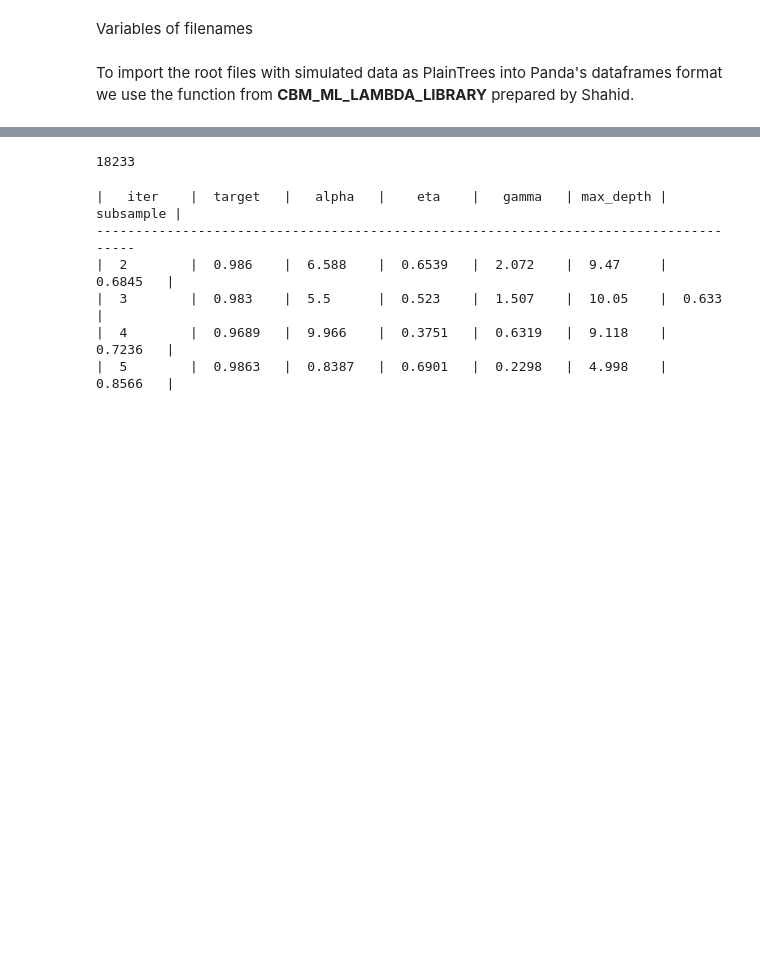
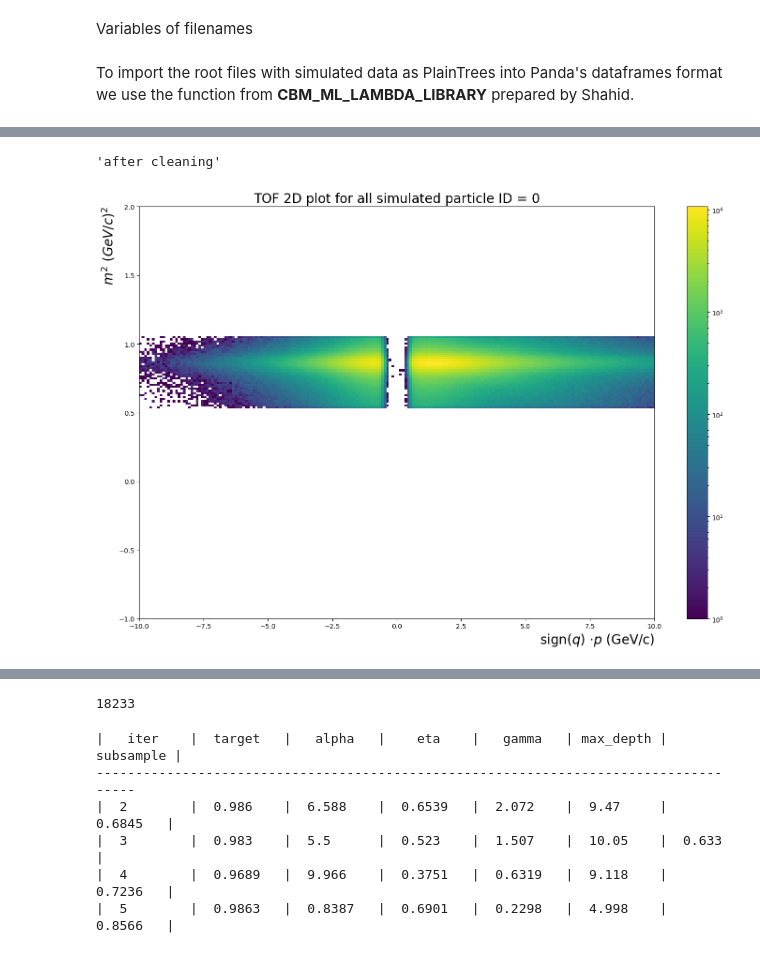
Before and after one commit to julnow/inz, a Jupyter notebook: jupyter/ml_xgb_proton-kaon-pion-pt-eta.ipynb, the cells around one changed output, grey strips where cells are left out. Drawn from its saved outputs; the diff is of its cells as text; code cells hidden in the pictures; blank space fills up the shorter version.

```diff
--- a/jupyter/ml_xgb_proton-kaon-pion-pt-eta.ipynb
+++ b/jupyter/ml_xgb_proton-kaon-pion-pt-eta.ipynb
@@ -198,8 +236,8 @@ number of particles per class after downsampling : 5120260.0
 # %%
-#cleaning and 1sigma region selection
-particles = clean_df(particles)
-for particle in particles['pid'].unique():
-    particles = sigma(particles, particle, 1, True)
+# #cleaning and 1sigma region selection
+# particles = clean_df(particles)
+# for particle in particles['pid'].unique():
+#     particles = sigma(particles, particle, 1, True)
 #we check sigma selection
 for pid in particles['pid'].unique():
     fig, ax = plt.subplots(figsize=(12, 8))
@@ -216,3 +254,11 @@ we get rid of 2.17 % of pid = 2 particle entries
 [figure]
 [figure]
 [figure]
+# %%
+'''after cleaning'''
+# %% [output]
+'after cleaning'
+# %%
+sim_tof(particles, 0)
+# %% [output]
+[figure, added]
```
Also changed, not shown: parts of 7 cells of this notebook.
